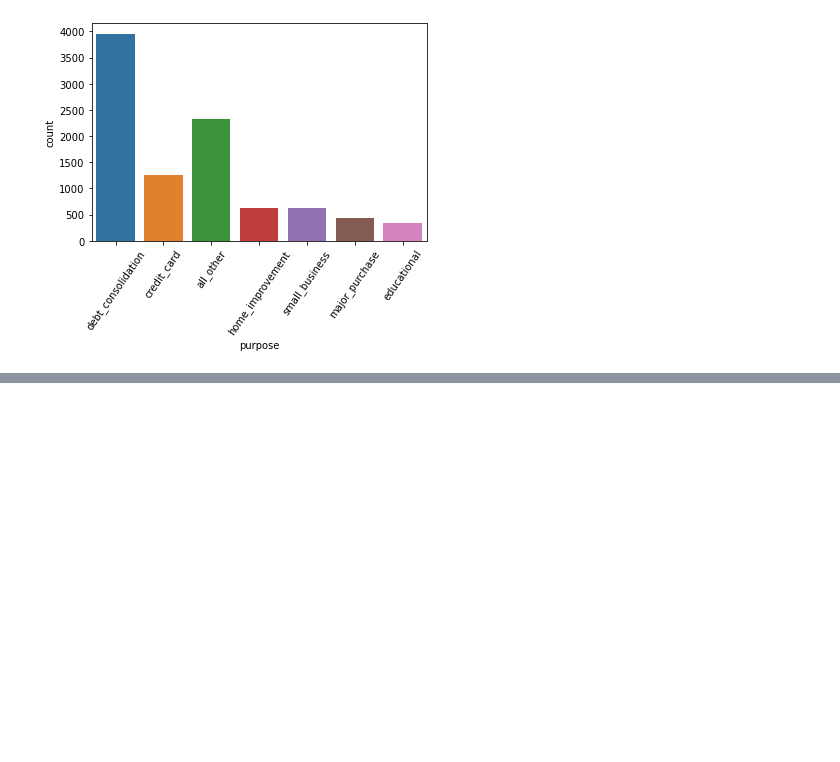
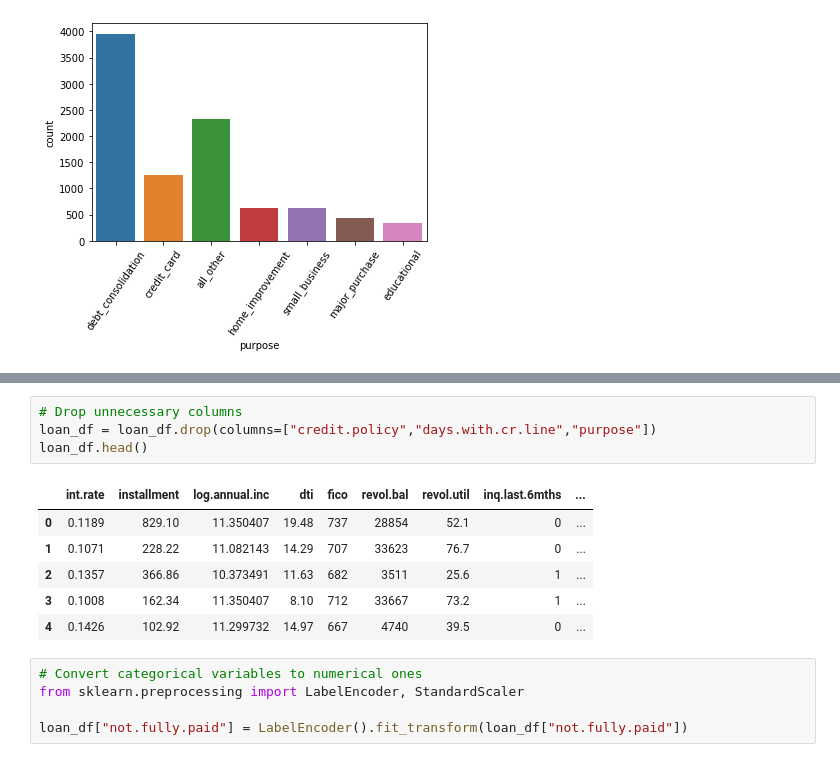
Before and after one commit to Mr-PeterMaina/DATA-SCIENCE-LEARNING-PROJECTS, a Jupyter notebook: 1. Loan Approval Project/loan.ipynb, the cells around one changed output, grey strips where cells are left out. Saved outputs shown, nothing was run; the diff lists cells and outputs as text; blank space fills up the shorter version.

```diff
--- a/loan.ipynb
+++ b/1. Loan Approval Project/loan.ipynb
@@ -131,0 +150,16 @@ plt.show()
+# %%
+# Drop unnecessary columns
+loan_df = loan_df.drop(columns=["credit.policy","days.with.cr.line","purpose"])
+loan_df.head()
+# %% [output]
+|  | int.rate | installment | log.annual.inc | dti | fico | revol.bal | revol.util | inq.last.6mths | ... |
+| 0 | 0.1189 | 829.10 | 11.350407 | 19.48 | 737 | 28854 | 52.1 | 0 | ... |
+| 1 | 0.1071 | 228.22 | 11.082143 | 14.29 | 707 | 33623 | 76.7 | 0 | ... |
+| 2 | 0.1357 | 366.86 | 10.373491 | 11.63 | 682 | 3511 | 25.6 | 1 | ... |
+| 3 | 0.1008 | 162.34 | 11.350407 | 8.10 | 712 | 33667 | 73.2 | 1 | ... |
+| 4 | 0.1426 | 102.92 | 11.299732 | 14.97 | 667 | 4740 | 39.5 | 0 | ... |
+# %%
+# Convert categorical variables to numerical ones
+from sklearn.preprocessing import LabelEncoder, StandardScaler
+
+loan_df["not.fully.paid"] = LabelEncoder().fit_transform(loan_df["not.fully.paid"])
```
Also changed, not shown: parts of 15 cells of this notebook, 5 other files.
